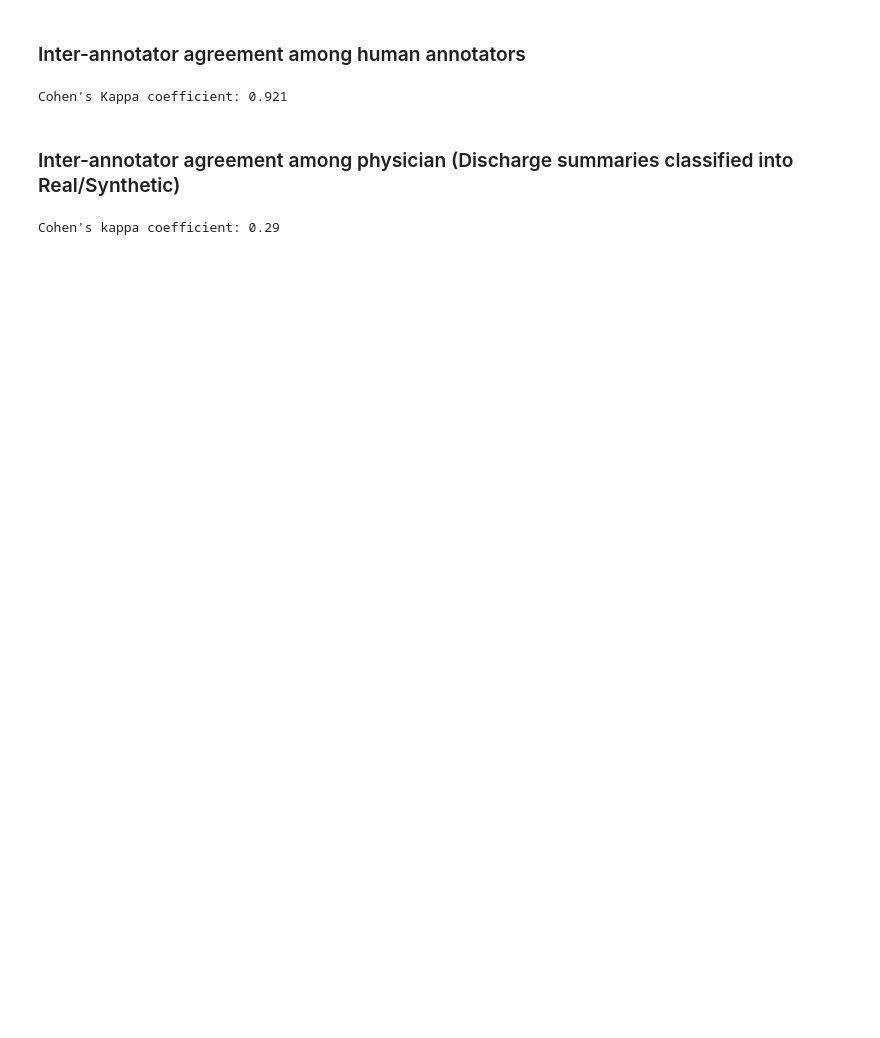
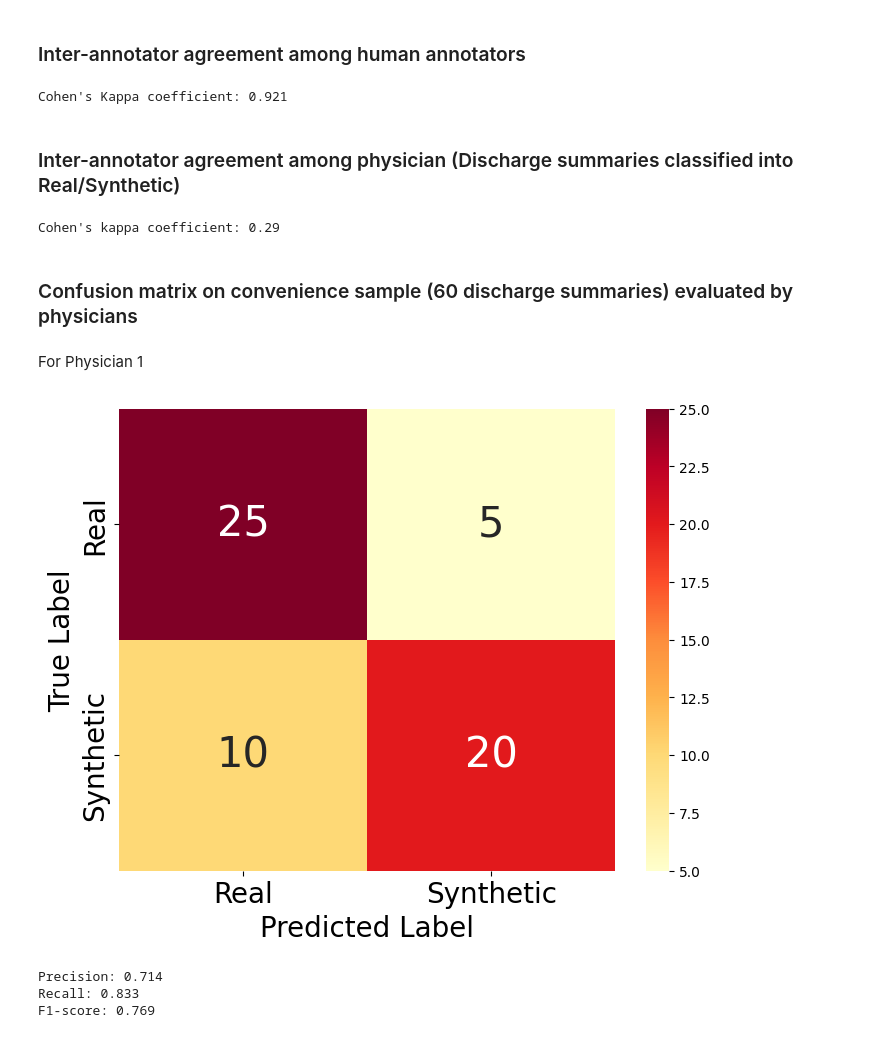
Before and after one commit to Exploration-Lab/llm-for-clinical-report-generation-deidentification, a Jupyter notebook: Inter Annotator Agreement/Inter_Annotator_agreement.ipynb, the cells around one changed output. Drawn from its saved outputs; the diff is of its cells as text; code cells hidden in the pictures; blank space fills up the shorter version.

Commit message:
Add files via upload
Updated Inter Annotator Agreement calculation notebook

```diff
--- a/Inter Annotator Agreement/Inter_Annotator_agreement.ipynb
+++ b/Inter Annotator Agreement/Inter_Annotator_agreement.ipynb
@@ -76,8 +81,6 @@ for file in files:
     with open(file_name , 'r') as file:
         file_contents = file.read()
         predicted_labels_user1[file_name.split('/')[-1]] = labels_user1[text_user1.index(file_contents)]
-
-predicted_labels_user1 = dict(sorted(predicted_labels_user1.items()))
 # %%
 labels_user2 = []
 text_user2 = []
@@ -95,6 +98,4 @@ for file in files:
     with open(file_name , 'r') as file:
         file_contents = file.read()
         predicted_labels_user2[file_name.split('/')[-1]] = labels_user2[text_user2.index(file_contents)]
-
-predicted_labels_user2 = dict(sorted(predicted_labels_user2.items()))
 # %%
@@ -102,3 +103,5 @@ kappa = round(cohen_kappa_score(list(predicted_labels_user1.values()),list(predi
 print(f"Cohen's kappa coefficient: {kappa}")
 # %% [output]
 Cohen's kappa coefficient: 0.29
+# %% [markdown]
+### Confusion matrix on convenience sample (60 discharge summaries) evaluated by physicians
@@ -104,0 +116,47 @@ Cohen's kappa coefficient: 0.29
+# %%
+actual_labels = {}
+for file in files:
+    file_name = os.path.join(path_to_folders, file)
+    if (name_extract(file_name.split('/')[-1]) >= 1 and name_extract(file_name.split('/')[-1]) <= 15) or (name_extract(file_name.split('/')[-1]) >= 31 and name_extract(file_name.split('/')[-1]) <= 45):
+        actual_labels[file_name.split('/')[-1]] = 'Synthetic'
+    else:
+        actual_labels[file_name.split('/')[-1]] = 'Real'
+# %%
+actual = []
+pred_labels_p1 = []
+pred_labels_p2 = []
+for file in files:
+    actual.append(actual_labels[file])
+    pred_labels_p1.append(predicted_labels_user1[file])
+    pred_labels_p2.append(predicted_labels_user2[file])
+# %% [markdown]
+For Physician 1
+# %%
+actual_labels = actual
+predicted_labels = pred_labels_p1
+
+# Calculate the confusion matrix
+cm = confusion_matrix(actual_labels, predicted_labels, labels=["Real", "Synthetic"])
+
+# Plot the confusion matrix using seaborn with explicit class labels
+plt.figure(figsize=(8, 6))
+sns.heatmap(cm, annot=True, fmt='d', cmap='YlOrRd', xticklabels=["Real", "Synthetic"], yticklabels=["Real", "Synthetic"], annot_kws={"fontsize": 30})
+plt.xlabel('Predicted Label', fontsize=20)
+plt.ylabel('True Label', fontsize=20)
+plt.xticks(fontsize=20)
+plt.yticks(fontsize=20)
+# plt.savefig('figures/Physician1_Evaluation.pdf', bbox_inches='tight')
+plt.show()
+
+precision = precision_score(actual_labels, predicted_labels, pos_label="Real")
+recall = recall_score(actual_labels, predicted_labels, pos_label="Real")
+f1 = f1_score(actual_labels, predicted_labels, pos_label="Real")
+
+print(f"Precision: {precision:.3f}")
+print(f"Recall: {recall:.3f}")
+print(f"F1-score: {f1:.3f}")
+# %% [output]
+[figure, added]
+Precision: 0.714
+Recall: 0.833
+F1-score: 0.769
```
Also changed, not shown: parts of 5 cells of this notebook.
